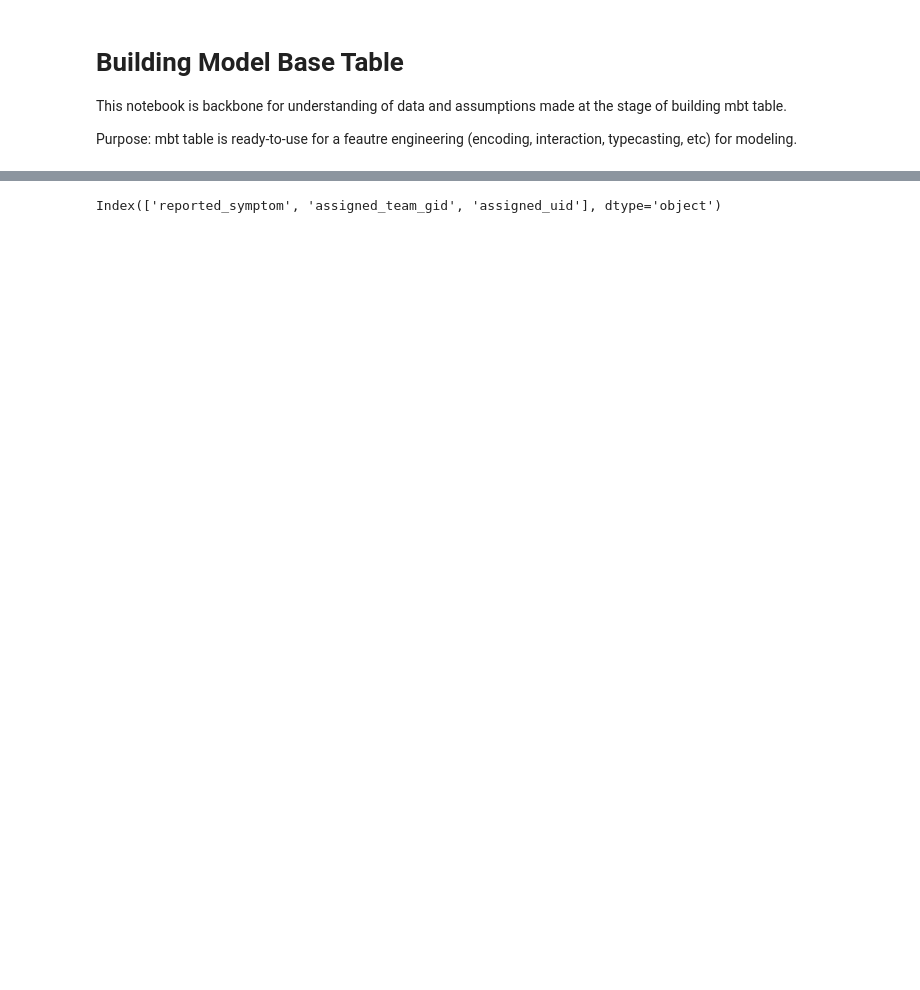
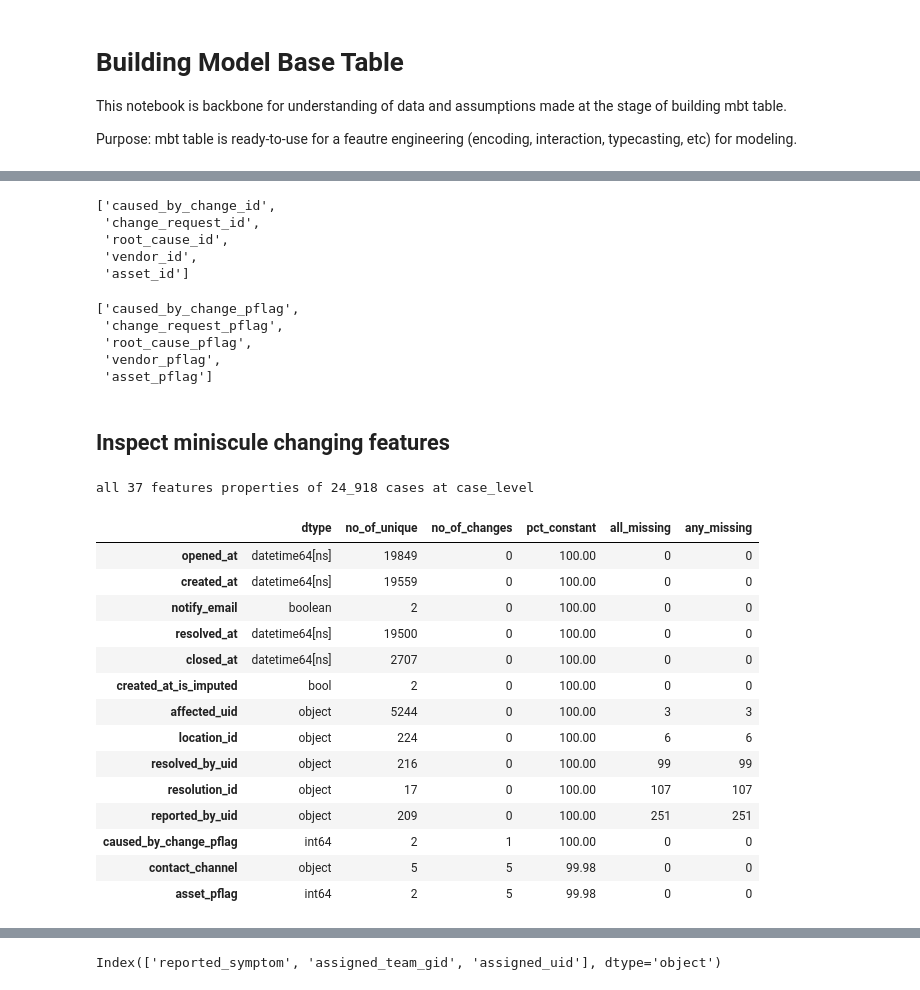
Before and after one commit to shashankgarewal/temporal-sequence-eventLog, a Jupyter notebook: notebooks/03_model_base_table.ipynb, the cells around one changed output, grey strips where cells are left out. Drawn from its saved outputs; the diff is of its cells as text; code cells hidden in the pictures; blank space fills up the shorter version.

```diff
--- a/notebooks/03_model_base_table.ipynb
+++ b/notebooks/03_model_base_table.ipynb
@@ -158,0 +86,60 @@ df = df[~df['case_id'].isin(drop_ids)]
+# %%
+tags = tag_feature_map(profile)
+tags['sparse']
+# %% [output]
+['caused_by_change_id',
+ 'change_request_id',
+ 'root_cause_id',
+ 'vendor_id',
+ 'asset_id']
+# %%
+add_suffix(tags['sparse'], "pflag", 2)
+# %% [output]
+['caused_by_change_pflag',
+ 'change_request_pflag',
+ 'root_cause_pflag',
+ 'vendor_pflag',
+ 'asset_pflag']
+# %%
+sparse_cols = valid_cols(tags['sparse'], df)
+df[add_suffix(sparse_cols, "pflag", 2)] = build_flag(df[sparse_cols],
+                                                          missing_flags=False)
+# %%
+# handled sparse value with flag
+df.drop(sparse_cols, axis=1, inplace=True)
+# %% [markdown]
+## Inspect miniscule changing features
+# %%
+print(f"all {df.columns.size -1} features properties of 24_918 cases at case_level")
+def generate_df_prop(df):
+    grp = df.groupby('case_id')
+    df_prop = pd.DataFrame(df.dtypes, columns=['dtype']).drop('case_id', axis=0)
+
+    df_prop['no_of_unique'] = df.nunique(dropna=True)
+
+    df_prop['no_of_changes'] = ((grp.nunique(dropna=True) <= 1).sum() - df.case_id.nunique(dropna=True)).round(2).abs()
+    df_prop['pct_constant'] = (100* (grp.nunique(dropna=True) <= 1).sum() / df.case_id.nunique(dropna=True)).round(2).abs()
+
+    df_prop['all_missing'] = df.isna().groupby(df['case_id']).all().sum()
+    df_prop['any_missing'] = df.isna().groupby(df['case_id']).any().sum()
+    return df_prop
+
+df_prop = generate_df_prop(df)
+df_prop.sort_values(['no_of_changes', 'any_missing'], ascending=True).query('no_of_changes < 10')
+# %% [output]
+all 37 features properties of 24_918 cases at case_level
+|  | dtype | no_of_unique | no_of_changes | pct_constant | all_missing | any_missing |
+| opened_at | datetime64[ns] | 19849 | 0 | 100.00 | 0 | 0 |
+| created_at | datetime64[ns] | 19559 | 0 | 100.00 | 0 | 0 |
+| notify_email | boolean | 2 | 0 | 100.00 | 0 | 0 |
+| resolved_at | datetime64[ns] | 19500 | 0 | 100.00 | 0 | 0 |
+| closed_at | datetime64[ns] | 2707 | 0 | 100.00 | 0 | 0 |
+| created_at_is_imputed | bool | 2 | 0 | 100.00 | 0 | 0 |
+| affected_uid | object | 5244 | 0 | 100.00 | 3 | 3 |
+| location_id | object | 224 | 0 | 100.00 | 6 | 6 |
+| resolved_by_uid | object | 216 | 0 | 100.00 | 99 | 99 |
+| resolution_id | object | 17 | 0 | 100.00 | 107 | 107 |
+| reported_by_uid | object | 209 | 0 | 100.00 | 251 | 251 |
+| caused_by_change_pflag | int64 | 2 | 1 | 100.00 | 0 | 0 |
+| contact_channel | object | 5 | 5 | 99.98 | 0 | 0 |
+| asset_pflag | int64 | 2 | 5 | 99.98 | 0 | 0 |
```
Also changed, not shown: parts of 89 cells of this notebook, 1 other file.
